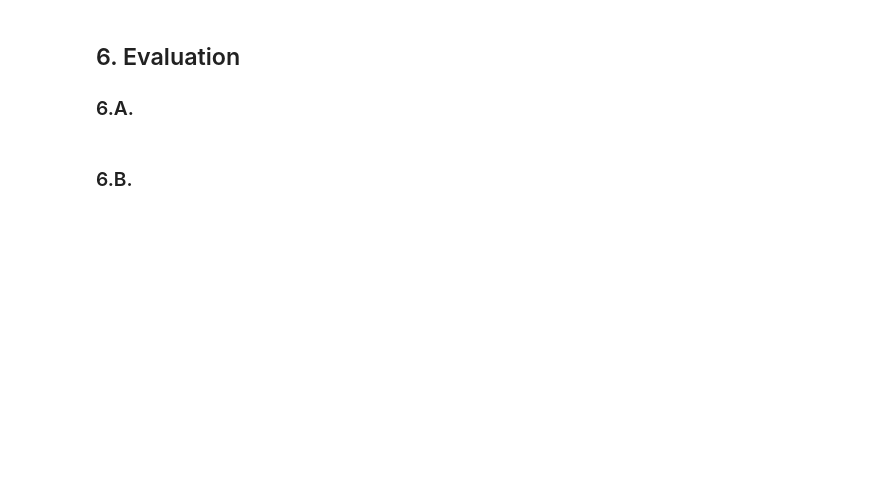
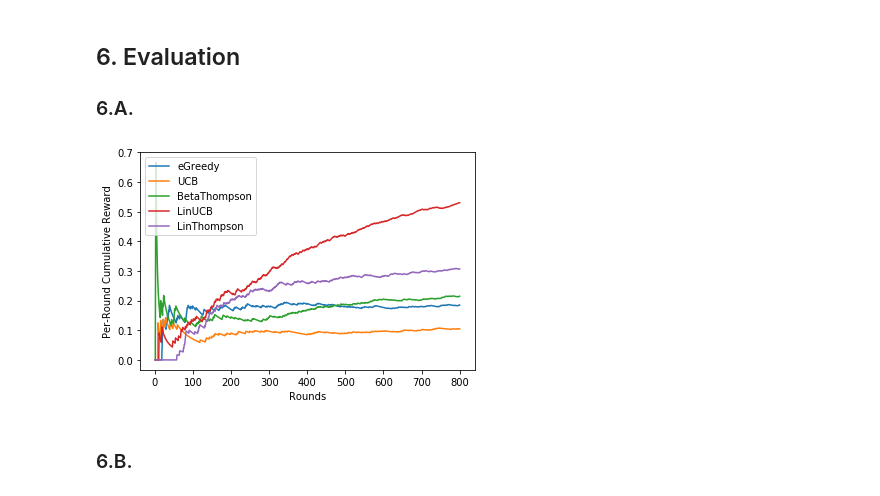
Before and after one commit to Xinjie-Lan/Multi-Armed_Bandit, a Jupyter notebook: proj2.ipynb, the cells around one changed output. Cells and saved outputs as stored; diff of their text form; code cells hidden in the pictures; blank space fills up the shorter version.

Commit message:
linThompson_done

```diff
--- a/proj2.ipynb
+++ b/proj2.ipynb
@@ -448,37 +496,45 @@ EpsGreedy_reward = []
 UCB_reward = []
 betaThompson_reward = []
 linUCB_reward = []
+linThompson_reward = []
 total_round = []
 count = 0
 for round in range(1,801):
     count +=1
     total_round.append(count)
     if round ==1:
         EpsGreedy_reward.append(results_EpsGreedy[round-1]/round)
         UCB_reward.append(results_UCB[round-1]/round)
         betaThompson_reward.append(results_BetaThompson[round-1]/round)
         linUCB_reward.append(results_LinUCB[round-1]/round)
+        linThompson_reward.append(results_LinThompson[round-1]/round)
     else:
         results_EpsGreedy[round-1] += results_EpsGreedy[round-2]
         EpsGreedy_reward.append(results_EpsGreedy[round-1]/round)
 
         results_UCB[round-1]+= results_UCB[round-2]
         UCB_reward.append(results_UCB[round-1]/round)
 
         results_BetaThompson[round-1]+= results_BetaThompson[round-2]
         betaThompson_reward.append(results_BetaThompson[round-1]/round)
 
         results_LinUCB[round-1]+= results_LinUCB[round-2]
         linUCB_reward.append(results_LinUCB[round-1]/round)
 
+        results_LinThompson[round-1] += results_LinThompson[round-2]
+        linThompson_reward.append(results_LinThompson[round-1]/round)
+
 plt.plot(total_round,EpsGreedy_reward, label = "eGreedy")
 plt.plot(total_round,UCB_reward, label = "UCB")
 plt.plot(total_round,betaThompson_reward, label = "BetaThompson")
 plt.plot(total_round,linUCB_reward, label = "LinUCB")
+plt.plot(total_round,linThompson_reward, label = "LinThompson")
 plt.ylabel('Per-Round Cumulative Reward')
 plt.xlabel('Rounds')
 plt.legend()
 plt.show()
+# %% [output]
+[figure, added]
 # %% [markdown]
 ### 6.B.
 # %%
```
Also changed, not shown: parts of 7 cells of this notebook, 1 other file.
